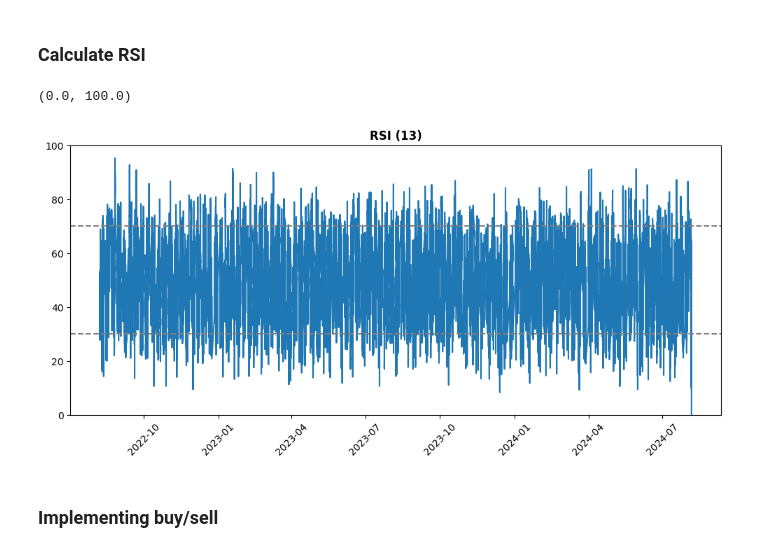
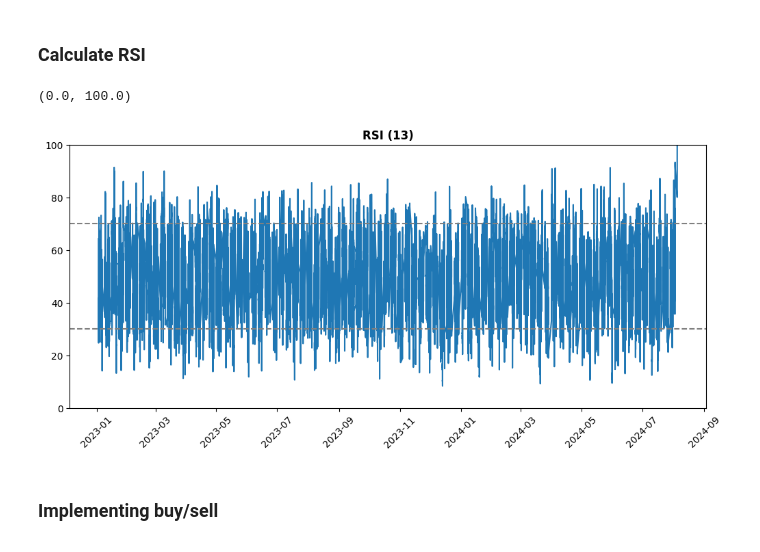
Before and after one commit to FaisalDeveloper113/algo-trading-mean-reversion, a Jupyter notebook: Mean Reversion.ipynb, the cells around one changed output. Saved outputs shown, nothing was run; the diff lists cells and outputs as text; code cells hidden in the pictures.

```diff
--- a/Mean Reversion.ipynb
+++ b/Mean Reversion.ipynb
@@ -70,6 +72,6 @@ df_ltf.drop('index', axis=1, inplace=True)
 # %%
-df_ltf = df_ltf[((df_ltf['date'] >= pd.to_datetime('2024-04-01')) & (df_ltf['date'] <= pd.to_datetime('2024-08-05')))]
-df_htf = df_htf[((df_htf['date'] >= pd.to_datetime('2024-06-01')) & (df_htf['date'] <= pd.to_datetime('2024-08-07')))]
+df_ltf = df_ltf[((df_ltf['date'] >= pd.to_datetime('2023-01-01')) & (df_ltf['date'] <= pd.to_datetime('2024-08-05')))]
+df_htf = df_htf[((df_htf['date'] >= pd.to_datetime('2023-01-01')) & (df_htf['date'] <= pd.to_datetime('2024-08-07')))]
 # %% [markdown]
 ### Calculate ma
 # %%
@@ -178,10 +166,0 @@ plt.show()
-# %%
-period = 50
-
-#Calculate 20-ma and std dev
-df_ltf['ma_20'] = df_ltf['close'].rolling(period).mean()
-df_ltf['std'] = df_ltf['close'].rolling(period).std()
-
-#Calculate bollinger bands using std dev
-df_ltf['upper_bollinger'] = df_ltf['ma_20'] + (2 * df_ltf['std'])
-df_ltf['lower_bollinger'] = df_ltf['ma_20'] - (2 * df_ltf['std'])
@@ -254,21 +197,27 @@ df_ltf['ema_loss'] = df_ltf['loss'].ewm(period).mean()
 df_ltf['rs'] = df_ltf['ema_gain']/df_ltf['ema_loss']
 df_ltf['rsi'] = df_ltf['rs'].apply(lambda x: 100 - (100/(x+1)))
 # %%
-#plot for validation
-plt.figure(figsize=(12,5))
+# Ensure 'date' is a column and not the index
+if 'date' in df_ltf.index.names:
+    df_ltf.reset_index(inplace=True)
+
+# Plot RSI for validation
+plt.figure(figsize=(12, 5))
 plt.xticks(rotation=45)
+
+x_axis = df_ltf['date']
 
 x_axis = df_ltf['date']
 
 plt.plot(x_axis, df_ltf['rsi'])
 plt.axhline(30, c= (.5,.5,.5), ls='--')
 plt.axhline(70, c= (.5,.5,.5), ls='--')
 
 plt.title('RSI (13)', fontweight="bold")
 plt.ylim([0, 100])
 # %% [output]
 (0.0, 100.0)
-[figure, old version]
+[figure, new version]
 # %% [markdown]
 ### Implementing buy/sell
 # %% [markdown]
```
Also changed, not shown: parts of 12 cells of this notebook.
